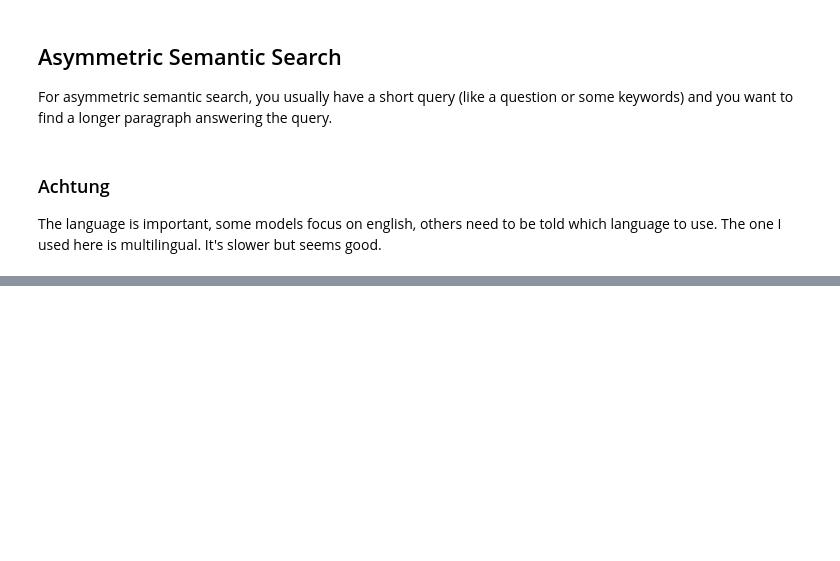
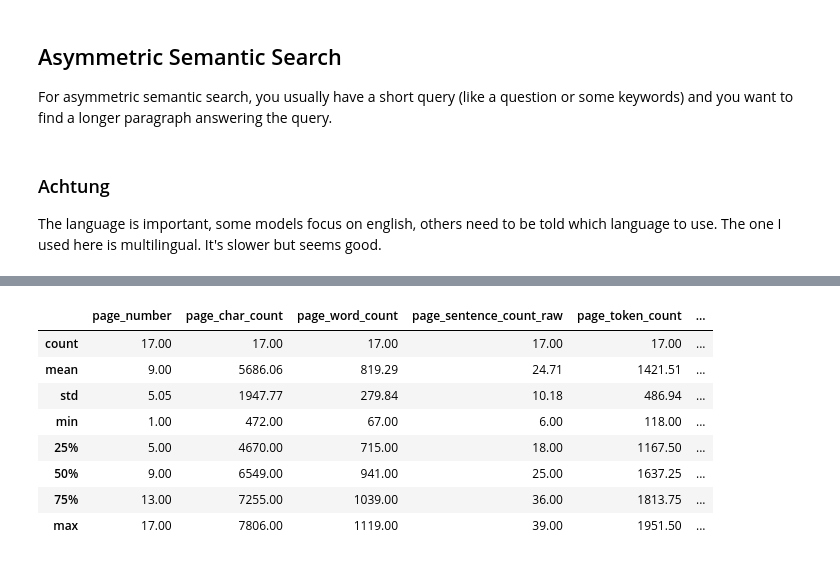
Before and after one commit to jfet97/fun-with-langchain, a Jupyter notebook: examples/asymmetric-semantic-search/asymmetric-semantic-search-better.ipynb, the cells around one changed output, grey strips where cells are left out. Drawn from its saved outputs; the diff is of its cells as text; code cells hidden in the pictures; blank space fills up the shorter version.

```diff
--- a/examples/asymmetric-semantic-search/asymmetric-semantic-search-better.ipynb
+++ b/examples/asymmetric-semantic-search/asymmetric-semantic-search-better.ipynb
@@ -37,0 +56,3 @@ retriever = vectorstore.as_retriever(
+# %%
+pages_and_texts = open_and_read_pdf(pdf_path=pdf_path)
+pages_and_texts[:3]
@@ -37,0 +106,13 @@ retriever = vectorstore.as_retriever(
+# %%
+df = pd.DataFrame(pages_and_texts)
+df.describe().round(2)
+# %% [output]
+|  | page_number | page_char_count | page_word_count | page_sentence_count_raw | page_token_count | ... |
+| count | 17.00 | 17.00 | 17.00 | 17.00 | 17.00 | ... |
+| mean | 9.00 | 5686.06 | 819.29 | 24.71 | 1421.51 | ... |
+| std | 5.05 | 1947.77 | 279.84 | 10.18 | 486.94 | ... |
+| min | 1.00 | 472.00 | 67.00 | 6.00 | 118.00 | ... |
+| 25% | 5.00 | 4670.00 | 715.00 | 18.00 | 1167.50 | ... |
+| 50% | 9.00 | 6549.00 | 941.00 | 25.00 | 1637.25 | ... |
+| 75% | 13.00 | 7255.00 | 1039.00 | 36.00 | 1813.75 | ... |
+| max | 17.00 | 7806.00 | 1119.00 | 39.00 | 1951.50 | ... |
```
Also changed, not shown: parts of 22 cells of this notebook.
